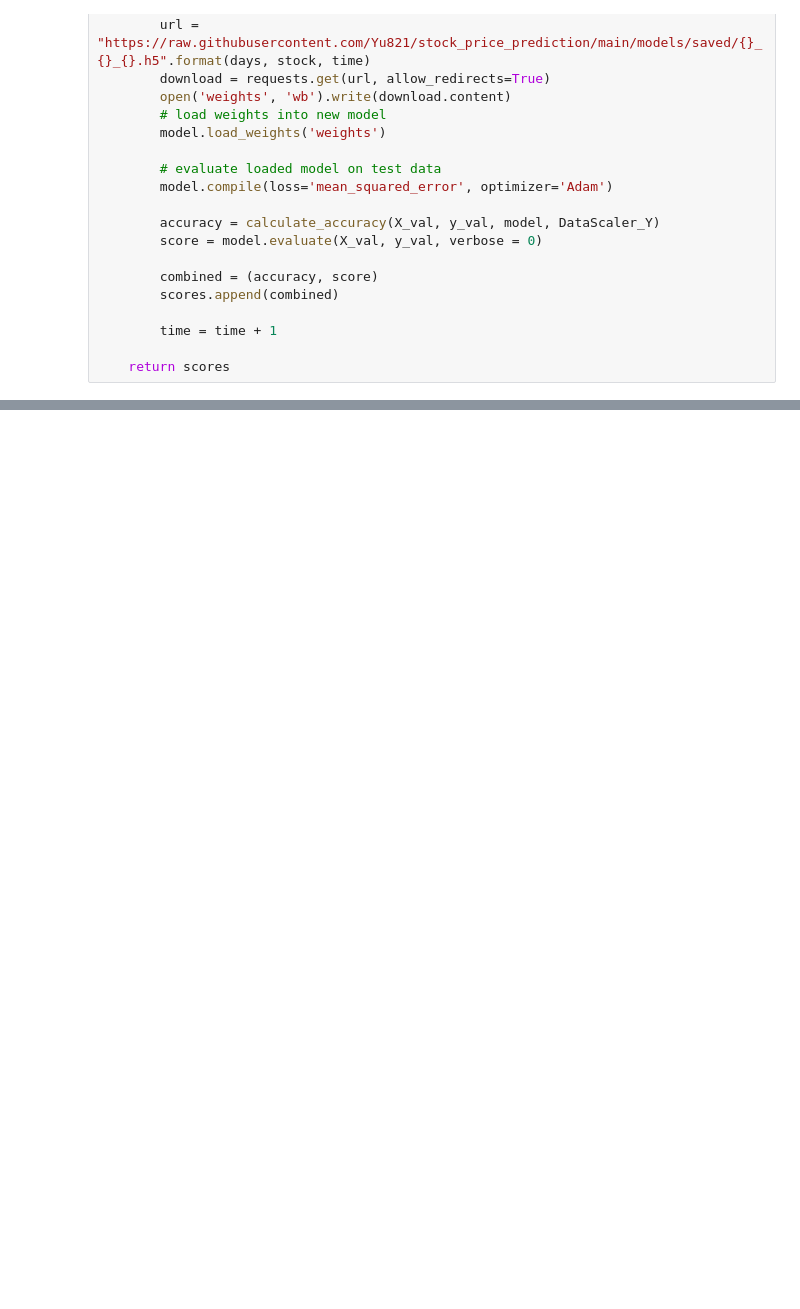
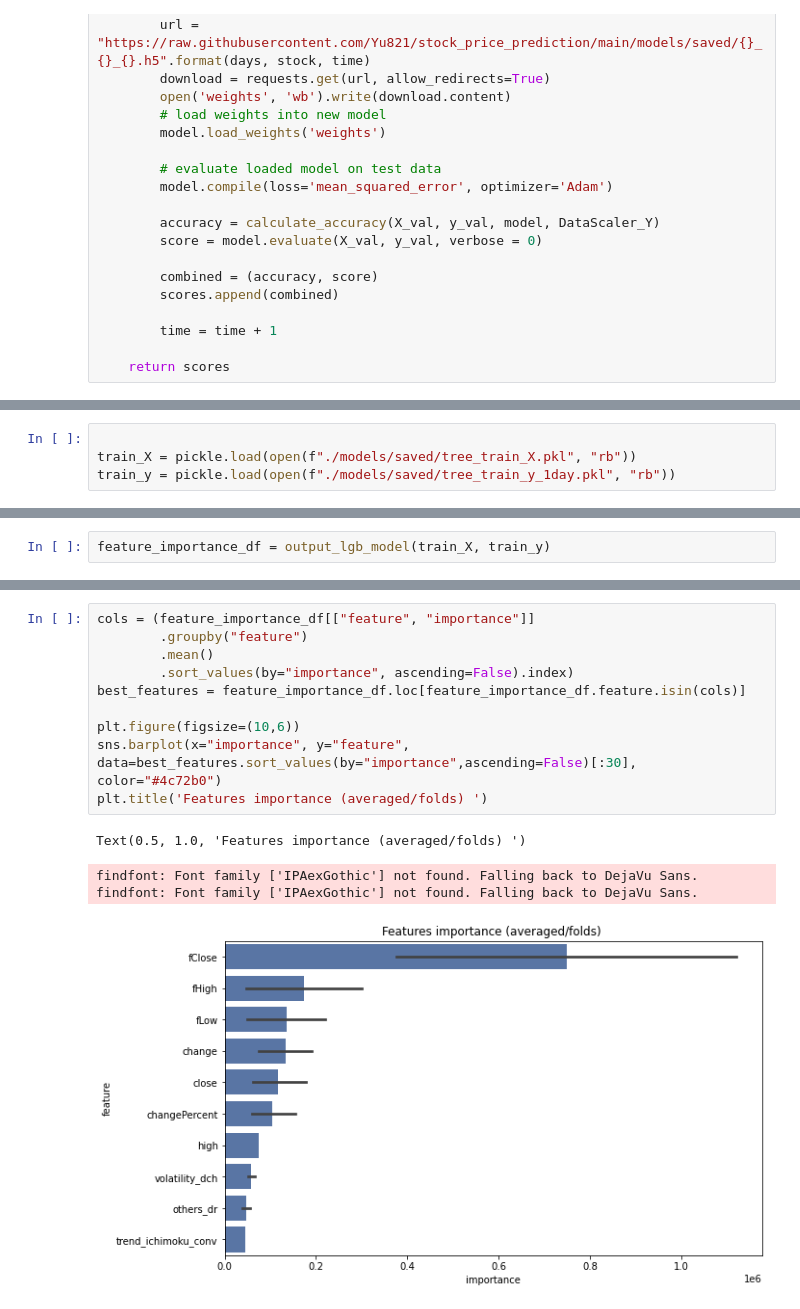
Before and after one commit to Yu821/stock_price_prediction, a Jupyter notebook: ExampleResults.ipynb, the cells around one changed output, grey strips where cells are left out. Cells and saved outputs as stored; diff of their text form; blank space fills up the shorter version.

```diff
--- a/ExampleResults.ipynb
+++ b/ExampleResults.ipynb
@@ -525,0 +538,4 @@ plt.show()
+# %%
+
+train_X = pickle.load(open(f"./models/saved/tree_train_X.pkl", "rb"))
+train_y = pickle.load(open(f"./models/saved/tree_train_y_1day.pkl", "rb"))
@@ -525,0 +675,2 @@ plt.show()
+# %%
+feature_importance_df = output_lgb_model(train_X, train_y)
@@ -525,0 +704,15 @@ plt.show()
+# %%
+cols = (feature_importance_df[["feature", "importance"]]
+        .groupby("feature")
+        .mean()
+        .sort_values(by="importance", ascending=False).index)
+best_features = feature_importance_df.loc[feature_importance_df.feature.isin(cols)]
+
+plt.figure(figsize=(10,6))
+sns.barplot(x="importance", y="feature", data=best_features.sort_values(by="importance",ascending=False)[:30], color="#4c72b0")
+plt.title('Features importance (averaged/folds) ')
+# %% [output]
+Text(0.5, 1.0, 'Features importance (averaged/folds) ')
+findfont: Font family ['IPAexGothic'] not found. Falling back to DejaVu Sans.
+findfont: Font family ['IPAexGothic'] not found. Falling back to DejaVu Sans.
+[figure, added]
```
Also changed, not shown: parts of 17 cells of this notebook, 5 other files.
